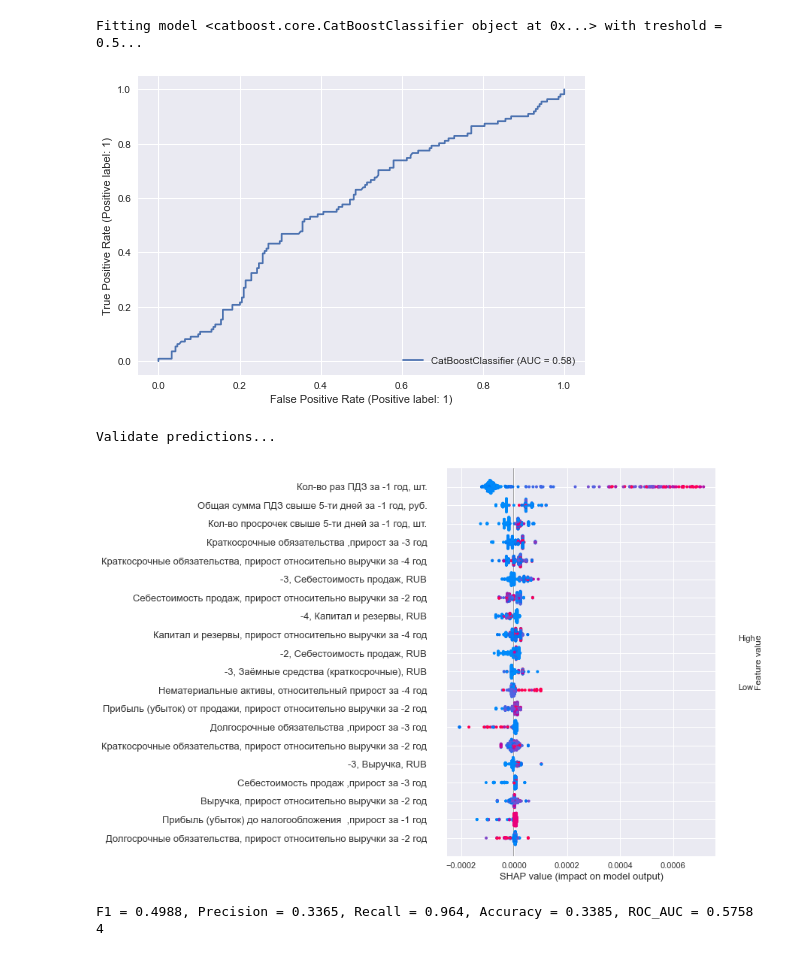
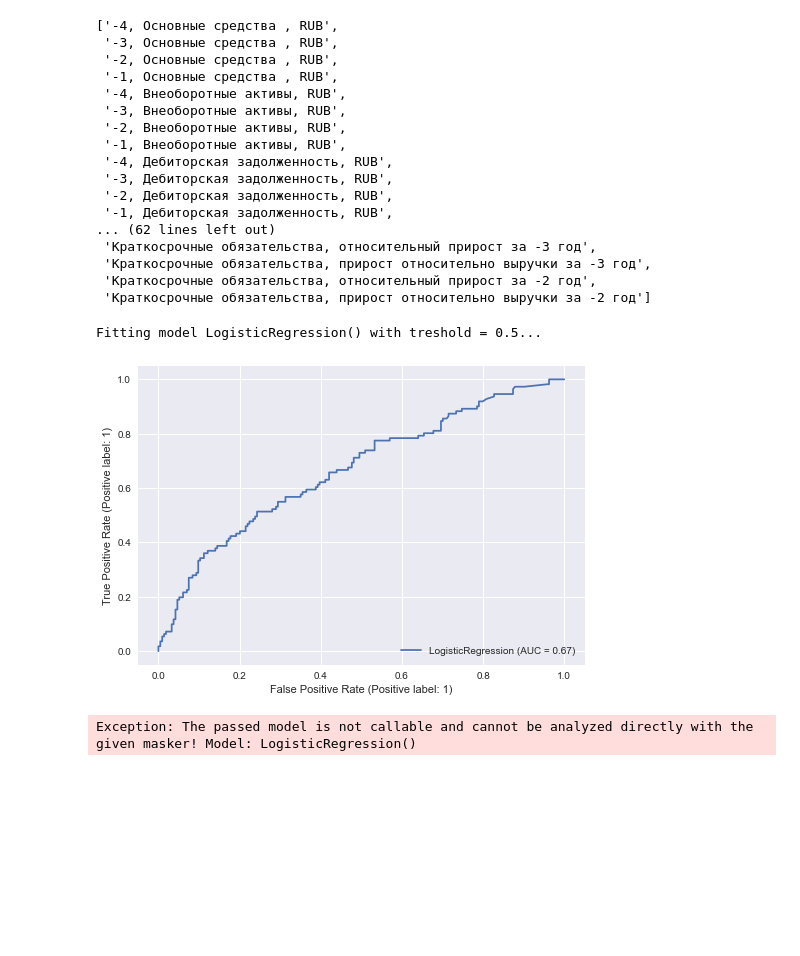
Before and after one commit to YurchenkoPO/McKinsey_Severstal_Hack_2022, a Jupyter notebook: notebooks/yurchenko.ipynb, the cells around one changed output. Saved outputs shown, nothing was run; the diff lists cells and outputs as text; code cells hidden in the pictures; blank space fills up the shorter version.

```diff
--- a/notebooks/yurchenko.ipynb
+++ b/notebooks/yurchenko.ipynb
@@ -27,5 +27,5 @@ df = create_df_1year_known()
 # %%
 feat_gen = Feature_gen(-4, -1)
 df = feat_gen.preprocessing_before_fitting(df)
-df = df.loc[:, [col for col in df.columns if 'Факт' not in col]]
-df = df.fillna(0)
+# df = df.loc[:, [col for col in df.columns if 'Факт' not in col]]
+# df = df.fillna(0)
@@ -41,0 +47,20 @@ df.head()
+# %%
+new_cols
+# %% [output]
+['-4, Основные средства , RUB',
+ '-3, Основные средства , RUB',
+ '-2, Основные средства , RUB',
+ '-1, Основные средства , RUB',
+ '-4, Внеоборотные активы, RUB',
+ '-3, Внеоборотные активы, RUB',
+ '-2, Внеоборотные активы, RUB',
+ '-1, Внеоборотные активы, RUB',
+ '-4, Дебиторская задолженность, RUB',
+ '-3, Дебиторская задолженность, RUB',
+ '-2, Дебиторская задолженность, RUB',
+ '-1, Дебиторская задолженность, RUB',
+... (62 lines left out)
+ 'Краткосрочные обязательства, относительный прирост за -3 год',
+ 'Краткосрочные обязательства, прирост относительно выручки за -3 год',
+ 'Краткосрочные обязательства, относительный прирост за -2 год',
+ 'Краткосрочные обязательства, прирост относительно выручки за -2 год']
@@ -42,24 +74,24 @@ df.head()
 # %%
+from sklearn.linear_model import LogisticRegression
+
 model = CatBoostClassifier(iterations=1000,
                            # depth=6.0,
-                           l2_leaf_reg=5,
-                           learning_rate=1e-4,
+                           # l2_leaf_reg=5,
+                           learning_rate=1e-6,
                            loss_function='Logloss',
                            use_best_model=True,
                            eval_metric='AUC',
                            verbose=False,
-                           class_weights=[1, (df.shape[0] - df.binary_target.sum()) / df.binary_target.sum()],
+                           # class_weights=[1, 0.001], # (df.shape[0] - df.binary_target.sum()) / df.binary_target.sum()],
                            # cat_features=cat_features
                           )
 
 # model = RandomForestClassifier(n_estimators=30)
-make_report(model, df, treshold=0.5, to_file=False, file_path='../reports/report_petr.csv')
+model = LogisticRegression()
+make_report(model, df, treshold=0.49999631089477464, to_file=False, file_path='../reports/report_petr.csv')
 print(model.best_iteration_)
 # %% [output]
-Fitting model <catboost.core.CatBoostClassifier object at 0x...> with treshold = 0.5...
+Fitting model LogisticRegression() with treshold = 0.5...
-[figure, old version]
+[figure, new version]
-Validate predictions...
+Exception: The passed model is not callable and cannot be analyzed directly with the given masker! Model: LogisticRegression()
-[figure, removed]
-F1 = 0.4988, Precision = 0.3365, Recall = 0.964, Accuracy = 0.3385, ROC_AUC = 0.5758
-4
 # %%
```
Also changed, not shown: parts of 11 cells of this notebook, 2 other files.
